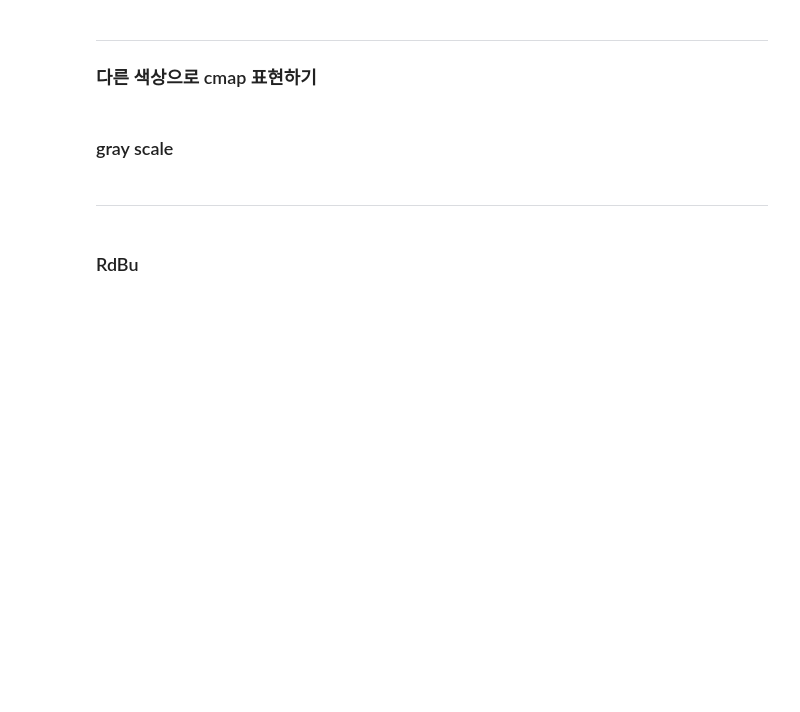
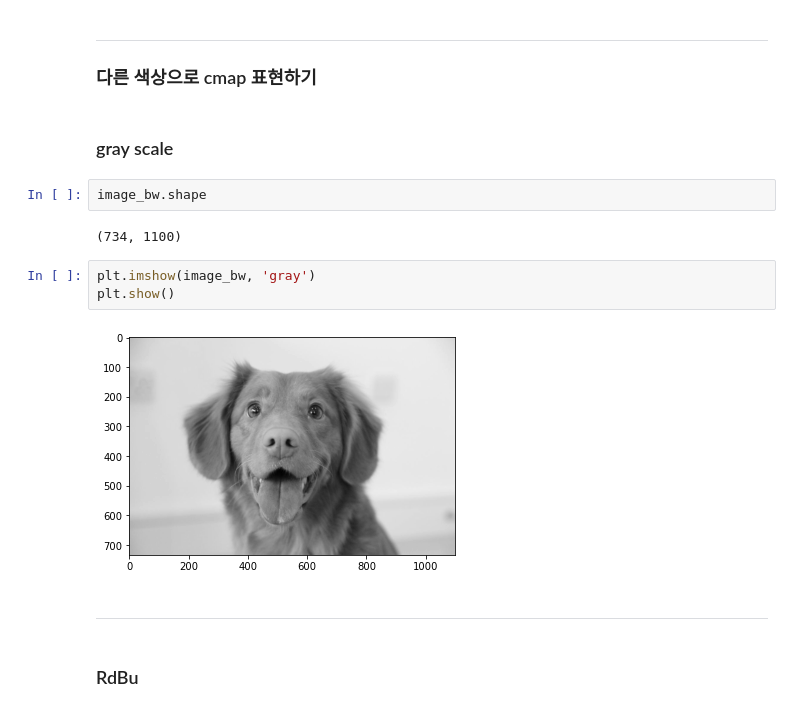
Before and after one commit to ollpp/prac_deeplearning, a Jupyter notebook: 개념/Part1) 인공지능에 대한 개념과 준비/실습코드/12. 인공지능 개발 준비 - 07~08. 시각화 기초(이미지).ipynb, the cells around one changed output. Saved outputs shown, nothing was run; the diff lists cells and outputs as text; blank space fills up the shorter version.

```diff
--- a/개념/Part1) 인공지능에 대한 개념과 준비/실습코드/12. 인공지능 개발 준비 - 07~08. 시각화 기초(이미지).ipynb
+++ b/개념/Part1) 인공지능에 대한 개념과 준비/실습코드/12. 인공지능 개발 준비 - 07~08. 시각화 기초(이미지).ipynb
@@ -38,6 +78,15 @@ ___
 ### 다른 색상으로 cmap 표현하기
 # %% [markdown]
 ### gray scale
+# %%
+image_bw.shape
+# %% [output]
+(734, 1100)
+# %%
+plt.imshow(image_bw, 'gray')
+plt.show()
+# %% [output]
+[figure, added]
 # %% [markdown]
 ---
 # %% [markdown]
```
Also changed, not shown: parts of 23 cells of this notebook.
